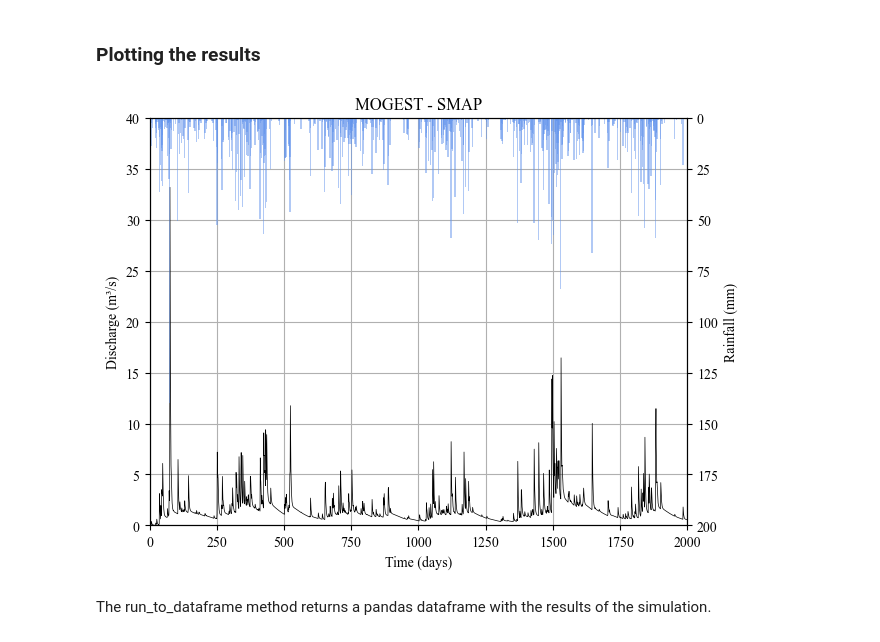
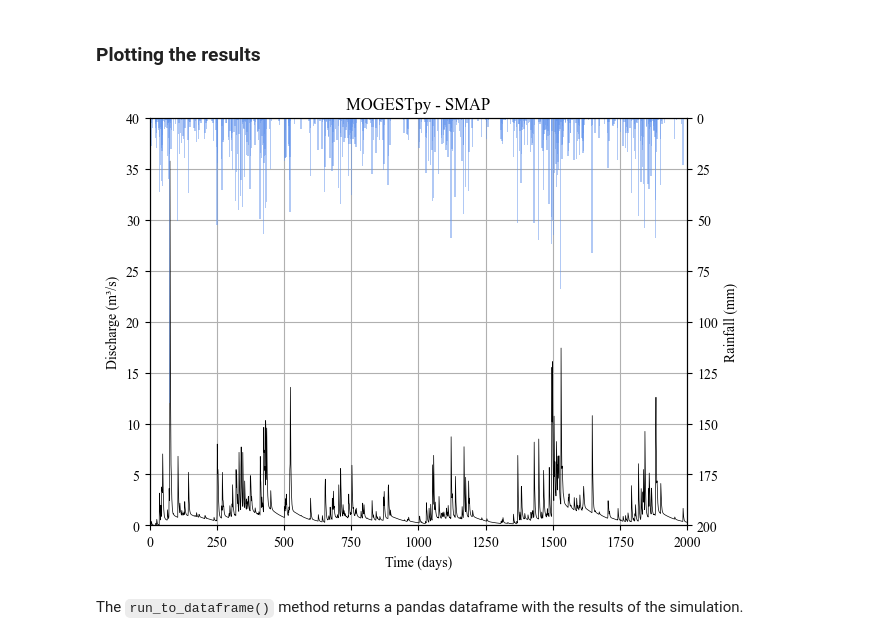
Before and after one commit to dariohhossoda/MOGESTpy, a Jupyter notebook: Applications/examples/SMAP_example.ipynb, the cells around one changed output. Drawn from its saved outputs; the diff is of its cells as text; code cells hidden in the pictures.

Commit message:
Update SMAP usage example

```diff
--- a/Applications/examples/SMAP_example.ipynb
+++ b/Applications/examples/SMAP_example.ipynb
@@ -29,11 +51,11 @@ display(df)
 # %%
 smap_biritiba = Smap(
     Str=100,
+    Crec=19.612562479845,
+    Capc=30,
+    kkt=47.5320152819107,
     k2t=1.43064763229058,
-    Crec=19.612562479845,
     Ai=2,
-    Capc=30/100,
-    kkt=47.5320152819107,
     Tuin=.05,
     Ebin=0,
     Ad=70.2
@@ -52,33 +74,34 @@ df['Q'] = discharge
 # %%
 import matplotlib.pyplot as plt
 from matplotlib import rcParams
 
 rcParams['font.family'] = 'serif'
 rcParams['font.serif'] = ['Times New Roman']
 
 fig, ax = plt.subplots(constrained_layout=True)
 ax.grid(True)
 
 x_axis = [i for i in range(len(df))]
 
 ax.set_xlim(0, 2000)
 ax.set_ylim(0, 40)
 
 ax.set_xlabel('Time (days)')
 ax.set_ylabel('Discharge (m³/s)')
 
 prec = ax.twinx()
 prec.bar(x_axis, df['P'], color='cornflowerblue', width=5, zorder=1, alpha=.5)
 prec.set_ylim(0,200)
 prec.invert_yaxis()
 prec.set_ylabel('Rainfall (mm)')
 ax.plot(x_axis, df['Q'], color='black', linewidth=.5, zorder=2)
-ax.set_title('MOGEST - SMAP')
+ax.set_title('MOGESTpy - SMAP')
+
 plt.show()
 # %% [output]
-[figure, old version]
+[figure, new version]
 # %% [markdown]
-The run_to_dataframe method returns a pandas dataframe with the results of the simulation.
+The `run_to_dataframe()` method returns a pandas dataframe with the results of the simulation.
 # %%
 df_smap = smap_biritiba.run_to_dataframe(
     df['P'].values,
```
Also changed, not shown: parts of 23 cells of this notebook.
